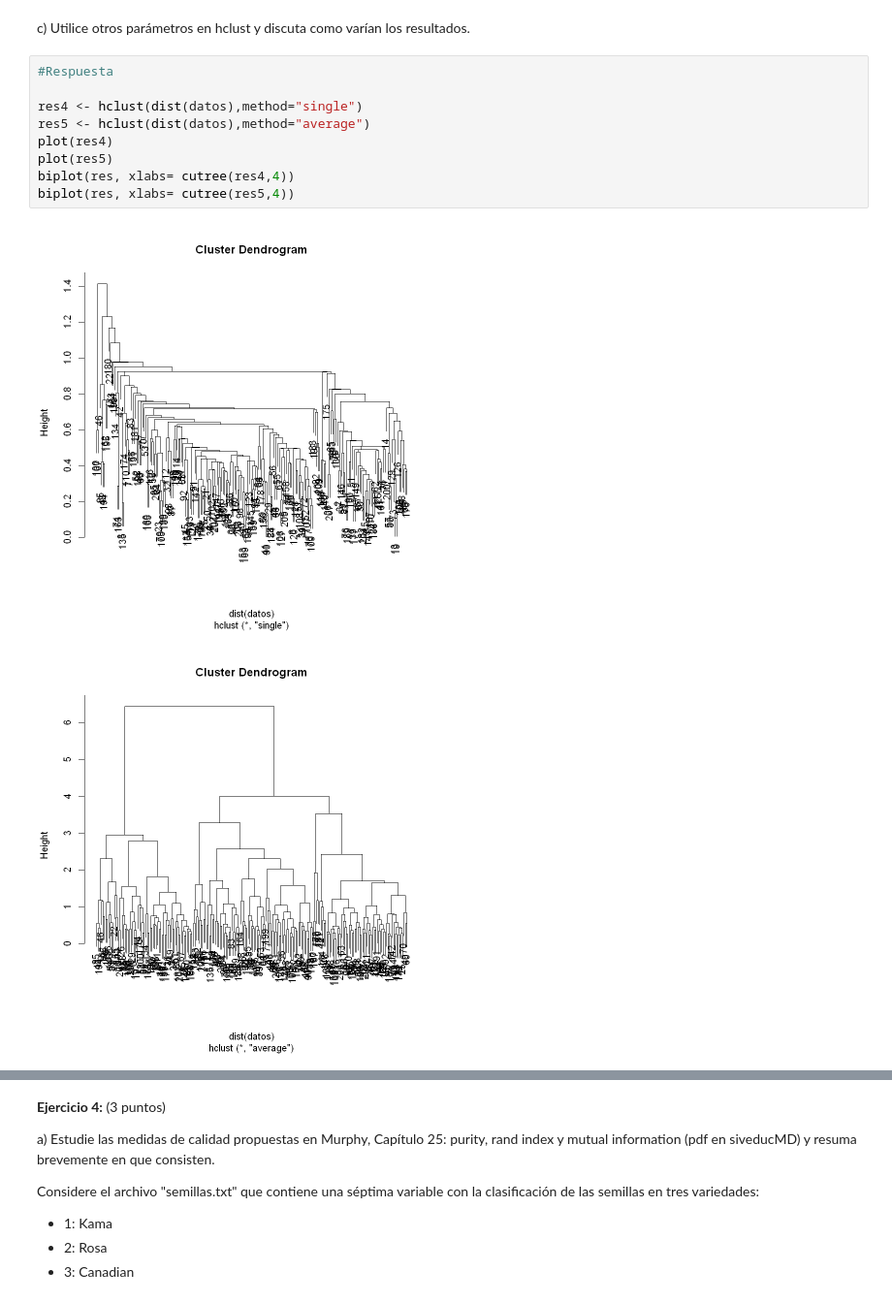
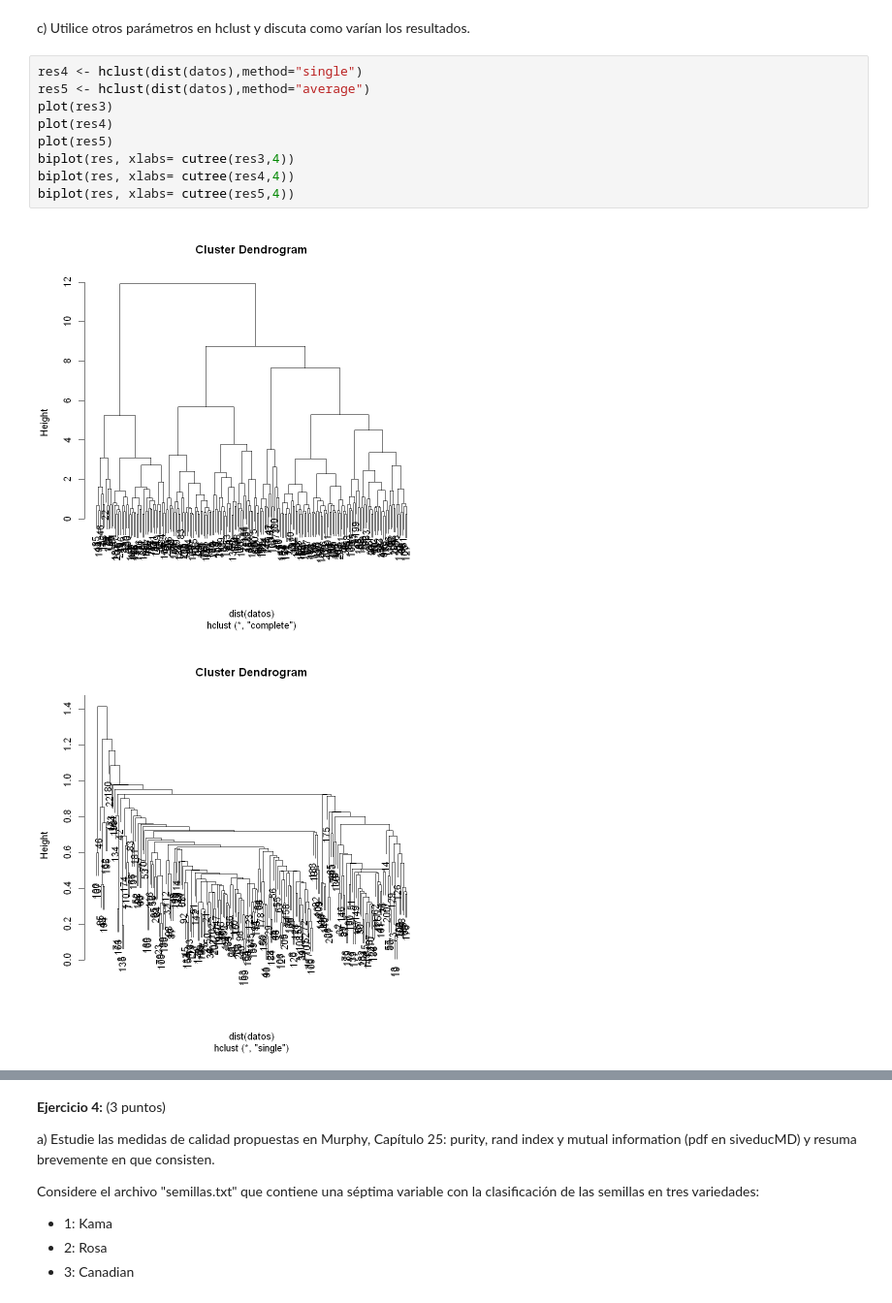
Before and after one commit to Nicol-Huaiquil/INFO257_PCA, a Jupyter notebook: Clustering/GMM_y_agrupamiento_jerarquico/Clustering_Notebook2.ipynb, the cells around one changed output, grey strips where cells are left out. Shown at 97% size. Cells and saved outputs as stored; diff of their text form.

```diff
--- a/Clustering/GMM_y_agrupamiento_jerarquico/Clustering_Notebook2.ipynb
+++ b/Clustering/GMM_y_agrupamiento_jerarquico/Clustering_Notebook2.ipynb
@@ -320,14 +329,14 @@ resultados similares.
 # %% [markdown]
 c) Utilice otros parámetros en hclust y discuta como varían los resultados.
 # %%
-#Respuesta
-
 res4 <- hclust(dist(datos),method="single")
 res5 <- hclust(dist(datos),method="average")
+plot(res3)
 plot(res4)
 plot(res5)
+biplot(res, xlabs= cutree(res3,4))
 biplot(res, xlabs= cutree(res4,4))
 biplot(res, xlabs= cutree(res5,4))
 # %% [output]
-[figure, old version]
+[figure, new version]
-[figure, old version]
+[figure, new version]
```
Also changed, not shown: parts of 9 cells of this notebook.
